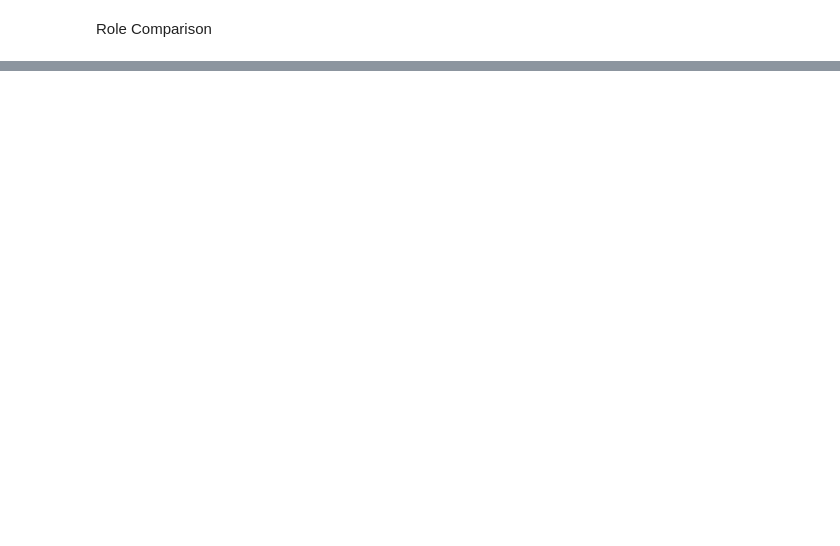
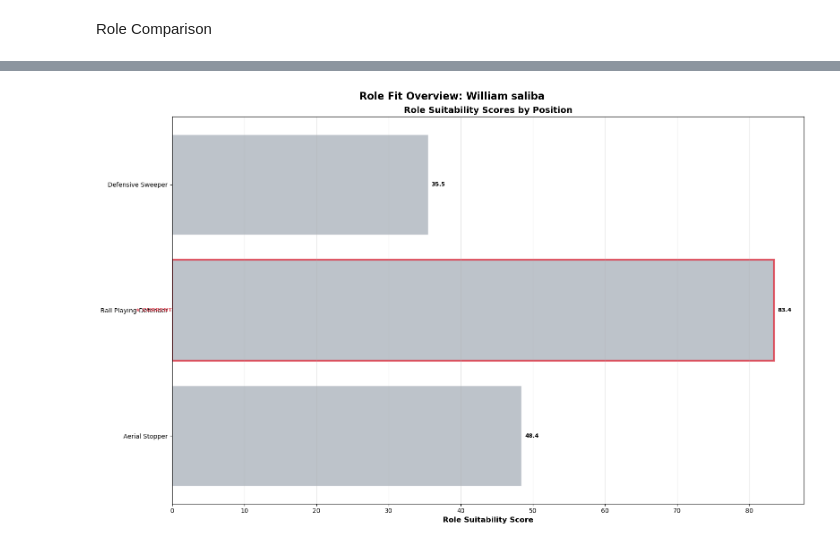
Before and after one commit to amenhany/football-analytics, a Jupyter notebook: notebooks/04_analysis_and_visualization.ipynb, the cells around one changed output, grey strips where cells are left out. Cells and saved outputs as stored; diff of their text form; code cells hidden in the pictures; blank space fills up the shorter version.

Commit message:
Modified in Performance and Role Comparison

```diff
--- a/notebooks/04_analysis_and_visualization.ipynb
+++ b/notebooks/04_analysis_and_visualization.ipynb
@@ -150,0 +401,72 @@ plot_role_comparison(
+# %%
+# Role Fit Overview - Using config.py Structure
+# Compare player suitability across all tactical roles organized by traditional positions
+
+# Create role fit overview
+fig, ax = plt.subplots(figsize=(16, 10))
+fig.suptitle(f'Role Fit Overview: {selected_player}', fontsize=16, fontweight='bold')
+
+# Left plot: Role suitability scores by position
+position_colors = {
+    'Centre Back': '#2a9d8f',
+    'Full Back': '#2a9d8f',
+    'Defensive Midfield': '#457b9d',
+    'Central Midfield': '#457b9d',
+    'Attacking Midfield': '#457b9d',
+    'Winger': '#e63946',
+    'Striker': '#e63946',
+    'Goalkeeper': '#e9c46a'
+}
+
+# Organize roles by position
+position_role_scores = {}
+for position_name, position_config in outfield_config.items():
+    position_role_scores[position_name] = {}
+    for role_name in position_config.keys():
+        if role_name != "Positions" and role_name in player_role_scores:
+            position_role_scores[position_name][role_name] = player_role_scores[role_name]
+
+# Add goalkeeper roles
+for gk_position_name, gk_position_config in gk_config.items():
+    position_role_scores[gk_position_name] = {}
+    for role_name in gk_position_config.keys():
+        if role_name != "Positions" and role_name in player_role_scores:
+            position_role_scores[gk_position_name][role_name] = player_role_scores[role_name]
+
+# Create bar chart
+all_roles = []
+all_scores = []
+all_colors = []
+all_positions = []
+
+for position, roles in position_role_scores.items():
+    if roles:  # Only include positions with available scores
+        for role, score in roles.items():
+            all_roles.append(role)
+            all_scores.append(score)
+            all_colors.append(position_colors.get(position, '#adb5bd'))
+            all_positions.append(position)
+
+if all_scores:
+    bars = ax.barh(range(len(all_roles)), all_scores, color=all_colors, alpha=0.8, edgecolor='white', linewidth=1)
+    ax.set_yticks(range(len(all_roles)))
+    ax.set_yticklabels(all_roles)
+    ax.set_xlabel('Role Suitability Score', fontsize=12, fontweight='bold')
+    ax.set_title('Role Suitability Scores by Position', fontsize=14, fontweight='bold')
+    ax.grid(True, alpha=0.3, axis='x')
+
+    # Add value labels and highlight current role
+    for i, (bar, score, role) in enumerate(zip(bars, all_scores, all_roles)):
+        ax.text(bar.get_width() + 0.5, bar.get_y() + bar.get_height()/2,
+                f'{score:.1f}', va='center', fontsize=9, fontweight='bold')
+
+        if role == current_tactical_role:
+            bar.set_edgecolor('#dc3545')
+            bar.set_linewidth(3)
+            ax.text(0, i, '★ CURRENT', va='center', ha='right', fontsize=9,
+                    color='#dc3545', fontweight='bold', alpha=0.8)
+
+plt.tight_layout()
+plt.show()
+# %% [output]
+[figure, added]
```
Also changed, not shown: parts of 9 cells of this notebook.
